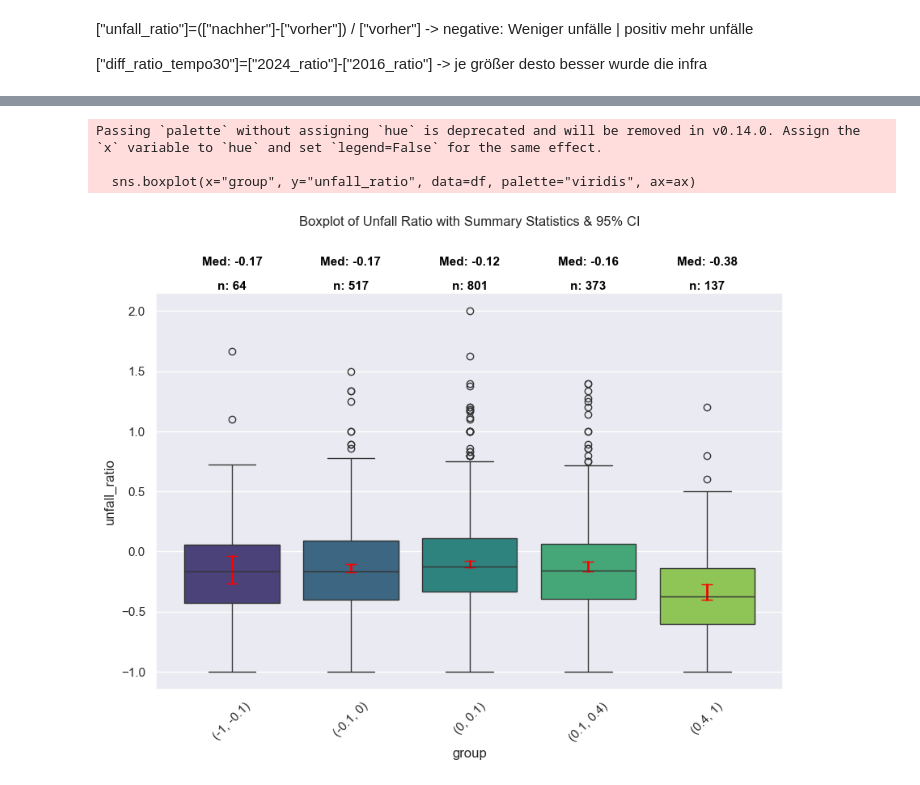
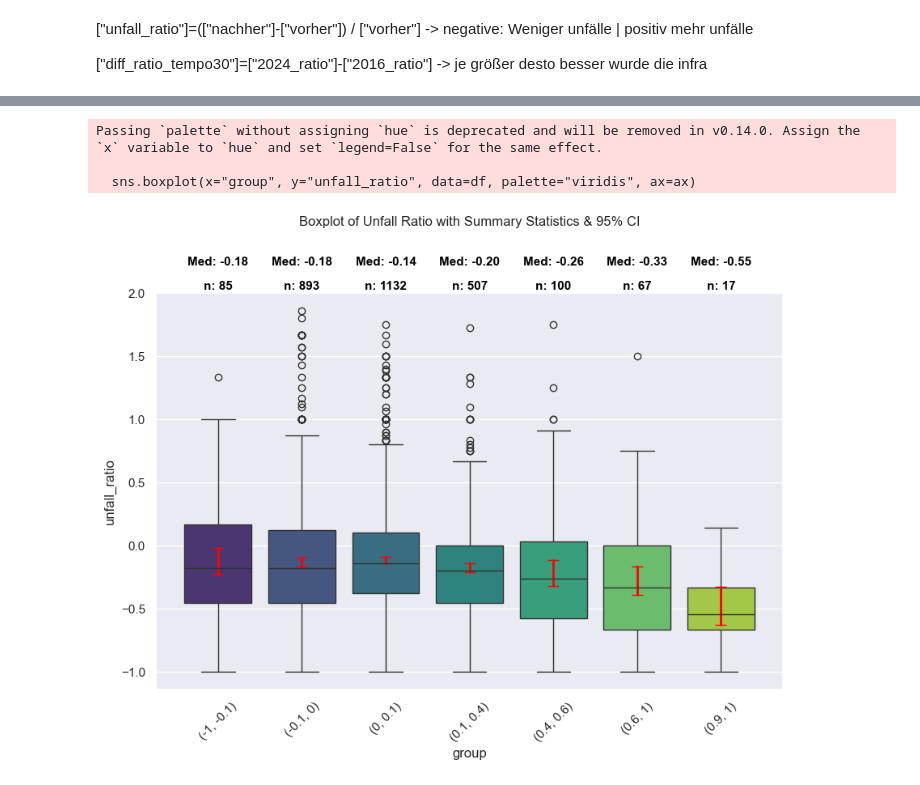
Before and after one commit to radverkehr/osm_history_analysis, a Jupyter notebook: 2_analyse_data_germany_statitics.ipynb, the cells around one changed output, grey strips where cells are left out. Saved outputs shown, nothing was run; the diff lists cells and outputs as text; code cells hidden in the pictures.

```diff
--- a/2_analyse_data_germany_statitics.ipynb
+++ b/2_analyse_data_germany_statitics.ipynb
@@ -506,7 +605,15 @@ np.float64(91391.0)
+# %%
+relevant_accidents=gdf_polygons_merge.to_crs(4326).copy()
+raster_germany_net=gdf_polygons_filtered.to_crs(4326).copy()
 # %% [markdown]
 ### JOING
 # %%
-fin_join=gdf_polygons_filtered.merge(gdf_polygons_merge).sort_values("diff_ratio_tempo30")
+# fin_join=raster_germany_net[['id_left', '2018_length_50', '2024_length_50',
+#        '2018_length_30', '2024_length_30', '2018_total_length', '2018_ratio',
+#        '2024_total_length', '2024_ratio', 'diff_total_length',
+#        'diff_total_length_rel', 'diff_ratio_tempo30']].merge(relevant_accidents, left_on="id_left", right_on="id").sort_values("diff_ratio_tempo30")
+
+fin_join=raster_germany_net.merge(relevant_accidents, left_on="id_left", right_on="id").sort_values("diff_ratio_tempo30")
 # %%
 len(fin_join)
 # %% [output]
@@ -818,6 +927,8 @@ import matplotlib.pyplot as plt
 import seaborn as sns
 import pandas as pd
 import numpy as np
+
+import matplotlib.ticker as mticker  # ✅ Add this import
 
 sns.set_theme()
 
@@ -835,8 +946,8 @@ df=df[df.vorher>=3].copy()
 #labels = ["(-1, -0.2)", "(-0.2, 0)", "(0, 0.2)", "(0.2, 0.5)", "(0.5, 1)"]  # Bin labels
 
 # Define bins and labels
-bins = [-1, 0.1, 0.4, 1]  # Bin edges
-labels = ["(-100, 10)", "(10, 40)",  "(40, 100)"]  # Bin labels
+bins = [-1, 0.1, 0.5, 1]  # Bin edges
+labels = ["(-100, 10)", "(10, 40)",  "(50, 100)"]  # Bin labels
 
 # Create a new column categorizing the data into bins
 #df["group"] = pd.cut(df["diff_ratio_tempo30"], bins=bins, labels=labels, include_lowest=True)
@@ -857,7 +968,7 @@ fig, ax = plt.subplots(figsize=(10, 7))
 sns.boxplot(x="group", y="unfall_ratio", data=df, hue="group", palette="viridis", ax=ax)
 
 # **Custom Axis Titles**
-plt.xlabel("Straßennetz: Differenz zw. dem Anteil von Tempo30 ggü. Tempo50 \n zw. 2017 und 2024 je Kachel [Prozentpunkte]")  # Change X-axis title
+plt.xlabel("Straßennetz: Differenz zw. dem Anteil von Tempo30 ggü. Tempo50 \n zw. 2018 und 2024 je Kachel [Prozentpunkte]")  # Change X-axis title
 plt.ylabel("Unfälle: Änderung der Anzahl von Unfällen \n 2018&2019 vs 2022&2023(%)")  # Change Y-axis title
 
 # **Modify Y-axis tick labels to show values as integers multiplied by 100**
@@ -920,8 +1031,8 @@ df=df[df.vorher>=3].copy()
 #labels = ["(-1, -0.2)", "(-0.2, 0)", "(0, 0.2)", "(0.2, 0.5)", "(0.5, 1)"]  # Bin labels
 
 # Define bins and labels
-bins = [-1, 0.1, 0.4, 1]  # Bin edges
-labels = ["(-100, 10)", "(10, 40)",  "(40, 100)"]  # Bin labels
+bins = [-1, 0, 0.5, 1]  # Bin edges
+labels = ["(-100, 0)", "(0, 50)",  "(50, 100)"]  # Bin labels
 
 # Create a new column categorizing the data into bins
 #df["group"] = pd.cut(df["diff_ratio_tempo30"], bins=bins, labels=labels, include_lowest=True)
@@ -942,7 +1053,7 @@ fig, ax = plt.subplots(figsize=(10, 7))
 sns.boxplot(x="group", y="unfall_ratio", data=df, hue="group", palette="viridis", ax=ax)
 
 # **Custom Axis Titles**
-plt.xlabel("Straßennetz: Differenz zw. dem Anteil von Tempo30 ggü. Tempo50 \n zw. 2017 und 2024 je Kachel [Prozentpunkte]")  # Change X-axis title
+plt.xlabel("Straßennetz: Differenz zw. dem Anteil von Tempo30 ggü. Tempo50 \n zw. 2018 und 2024 je Kachel [Prozentpunkte]")  # Change X-axis title
 plt.ylabel("Unfälle: Änderung der Anzahl von Unfällen \n 2018&2019 vs 2022&2023(%)")  # Change Y-axis title
 
 # **Modify Y-axis tick labels to show values as integers multiplied by 100**
@@ -995,8 +1106,8 @@ sns.set_theme()
 
 df = fin_join
 
-df=df[df.vorher>=5]
-df=df[df.unfall_ratio<4]
+df=df[df.vorher>=3]
+df=df[df.unfall_ratio<2]
 
 # Define bins and labels for categorizing `diff_ratio_tempo30`
 #bins = [-1, -0.2, 0, 0.2, 1]  # Bin edges
@@ -1007,8 +1118,8 @@ df=df[df.unfall_ratio<4]
 #labels = ["(-1, -0.2)", "(-0.2, 0)", "(0, 0.2)", "(0.2, 0.5)", "(0.5, 1)"]  # Bin labels
 
 # Define bins and labels
-bins = [-1, -0.1, 0, 0.1, 0.4, 1]  # Bin edges
-labels = ["(-1, -0.1)", "(-0.1, 0)", "(0, 0.1)", "(0.1, 0.4)", "(0.4, 1)"]  # Bin labels
+bins = [-1, -0.1, 0, 0.1, 0.4,0.6,0.9, 1]  # Bin edges
+labels = ["(-1, -0.1)", "(-0.1, 0)", "(0, 0.1)", "(0.1, 0.4)", "(0.4, 0.6)", "(0.6, 1)", "(0.9, 1)"]  # Bin labels
 
 # Create a new column categorizing the data into bins
 df["group"] = pd.cut(df["diff_ratio_tempo30"], bins=bins, labels=labels, include_lowest=True)
@@ -1027,31 +1138,31 @@ sns.boxplot(x="group", y="unfall_ratio", data=df, palette="viridis", ax=ax)
 
 # **Move title higher**
 plt.title("Boxplot of Unfall Ratio with Summary Statistics & 95% CI", pad=60)
 
 # **Set fixed Y-position for summary stats (closer to chart)**
 y_position = ax.get_ylim()[1] + (ax.get_ylim()[1] - ax.get_ylim()[0]) * 0.01  # Closer to plot
 
 # **Spacing factor for better line separation**
 line_spacing = (ax.get_ylim()[1] - ax.get_ylim()[0]) * 0.03  # Adjust spacing between lines
 
 # **Add Summary Statistics in multi-line format**
 for i, row in summary.iterrows():
     x_pos = i  # X-axis position aligned with boxplot
 
     # Add count, mean, and median (each on a new line with improved spacing)
     ax.text(x_pos, y_position, f"n: {int(row['count'])}", ha='center', fontsize=11, fontweight="bold", color="black")
     #ax.text(x_pos, y_position + line_spacing, f"Mean: {row['mean']:.2f}", ha='center', fontsize=11, fontweight="bold", color="darkred")
     ax.text(x_pos, y_position + line_spacing * 2, f"Med: {row['median']:.2f}", ha='center', fontsize=11, fontweight="bold", color="black")
 
     # **Plot Confidence Interval (CI) as error bars**
     ax.plot([x_pos, x_pos], [row["ci_lower"], row["ci_upper"]], color="red", linewidth=2, marker="_", markersize=10)
 
 # Adjust plot layout
 plt.subplots_adjust(top=0.85, bottom=0.15)  # Moves title up, allows space below
 plt.xticks(rotation=45)  # Rotate x labels for better readability
 plt.show()
 # %% [output]
 Passing `palette` without assigning `hue` is deprecated and will be removed in v0.14.0. Assign the `x` variable to `hue` and set `legend=False` for the same effect.
 
   sns.boxplot(x="group", y="unfall_ratio", data=df, palette="viridis", ax=ax)
-[figure, old version]
+[figure, new version]
```
Also changed, not shown: parts of 71 cells of this notebook.
